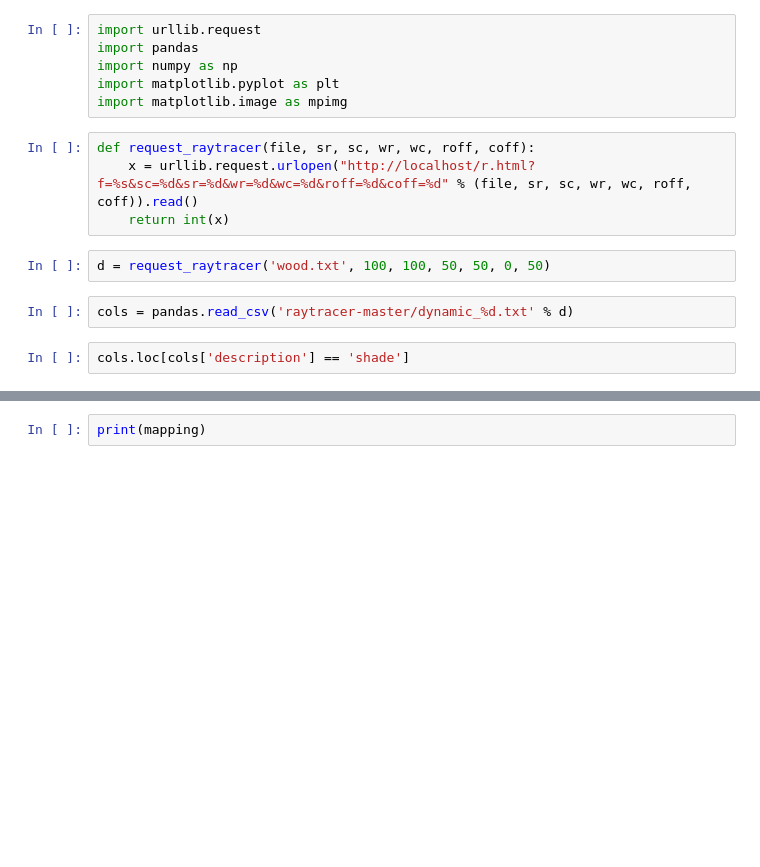
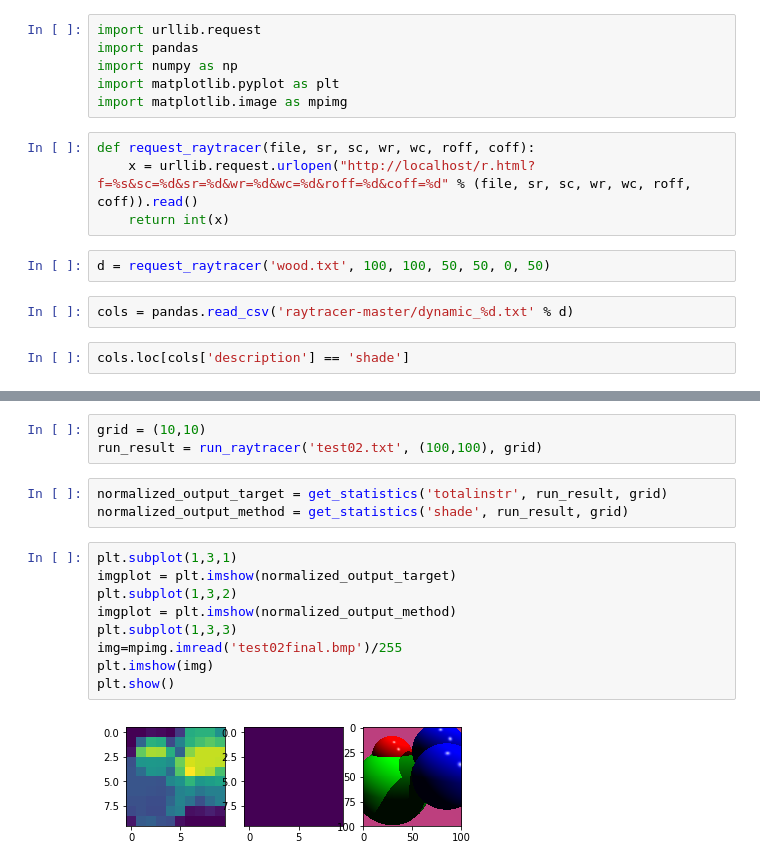
Before and after one commit to goncalo-rodrigues/CNV, a Jupyter notebook: feature-to-image.ipynb, the cells around one changed output, grey strips where cells are left out. Saved outputs shown, nothing was run; the diff lists cells and outputs as text; blank space fills up the shorter version.

```diff
--- a/feature-to-image.ipynb
+++ b/feature-to-image.ipynb
@@ -53,2 +59,17 @@ plt.show()
-# %%
-print(mapping)
+# %%
+grid = (10,10)
+run_result = run_raytracer('test02.txt', (100,100), grid)
+# %%
+normalized_output_target = get_statistics('totalinstr', run_result, grid)
+normalized_output_method = get_statistics('shade', run_result, grid)
+# %%
+plt.subplot(1,3,1)
+imgplot = plt.imshow(normalized_output_target)
+plt.subplot(1,3,2)
+imgplot = plt.imshow(normalized_output_method)
+plt.subplot(1,3,3)
+img=mpimg.imread('test02final.bmp')/255
+plt.imshow(img)
+plt.show()
+# %% [output]
+[figure, added]
```
Also changed, not shown: parts of 23 cells of this notebook.
